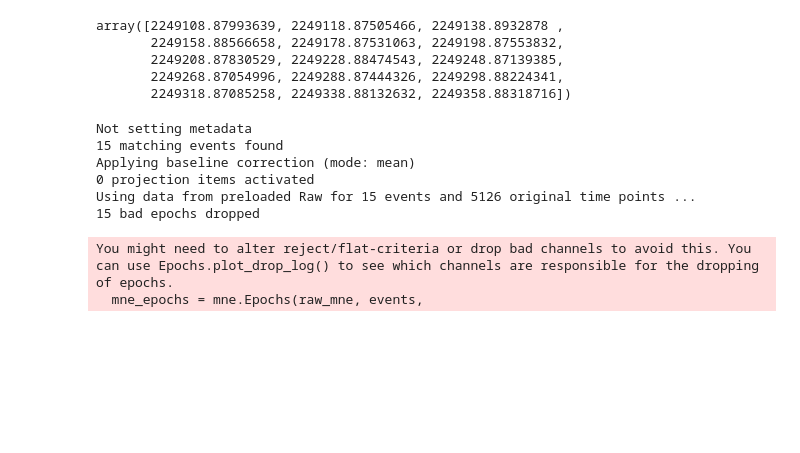
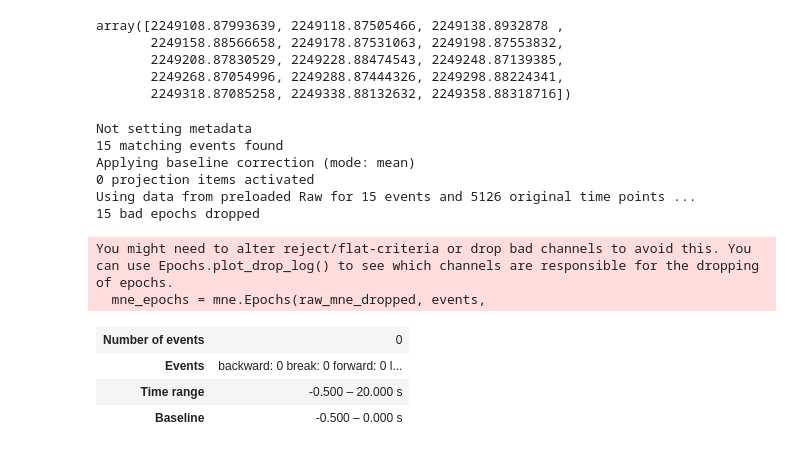
Before and after one commit to Epicsenpai/OpenTopic_BCI, a Jupyter notebook: First_acquisition/SSVEP_offline_preprocessing_V2.ipynb, the cells around one changed output. Saved outputs shown, nothing was run; the diff lists cells and outputs as text; code cells hidden in the pictures; blank space fills up the shorter version.

```diff
--- a/First_acquisition/SSVEP_offline_preprocessing_V2.ipynb
+++ b/First_acquisition/SSVEP_offline_preprocessing_V2.ipynb
@@ -87,14 +107,16 @@ events_id = { # Set up your event name
 
 }
 
-mne_epochs = mne.Epochs(raw_mne, events,
+
+mne_epochs = mne.Epochs(raw_mne_dropped, events,
         tmin= -0.5,     # init timestamp of epoch (0 means trigger timestamp same as event start)
         tmax= 20.0,    # final timestamp (10 means set epoch duration 10 second)
         event_id =events_id,
+        reject= dict(eeg = 40e-6),
+        flat= dict(eeg = 1e-6),
         preload = True,
-        event_repeated='drop',
-        reject= None,
-        baseline=(-0.5, 0)
+        baseline = (-0.5, 1)
+
     )
 # %% [output]
 Not setting metadata
@@ -104,4 +126,11 @@ Applying baseline correction (mode: mean)
 Using data from preloaded Raw for 15 events and 5126 original time points ...
 15 bad epochs dropped
 You might need to alter reject/flat-criteria or drop bad channels to avoid this. You can use Epochs.plot_drop_log() to see which channels are responsible for the dropping of epochs.
-  mne_epochs = mne.Epochs(raw_mne, events,
+  mne_epochs = mne.Epochs(raw_mne_dropped, events,
+# %%
+mne_epochs
+# %% [output]
+| Number of events | 0 |
+| Events | backward: 0 break: 0 forward: 0 l... |
+| Time range | -0.500 – 20.000 s |
+| Baseline | -0.500 – 0.000 s |
```
Also changed, not shown: parts of 5 cells of this notebook.
